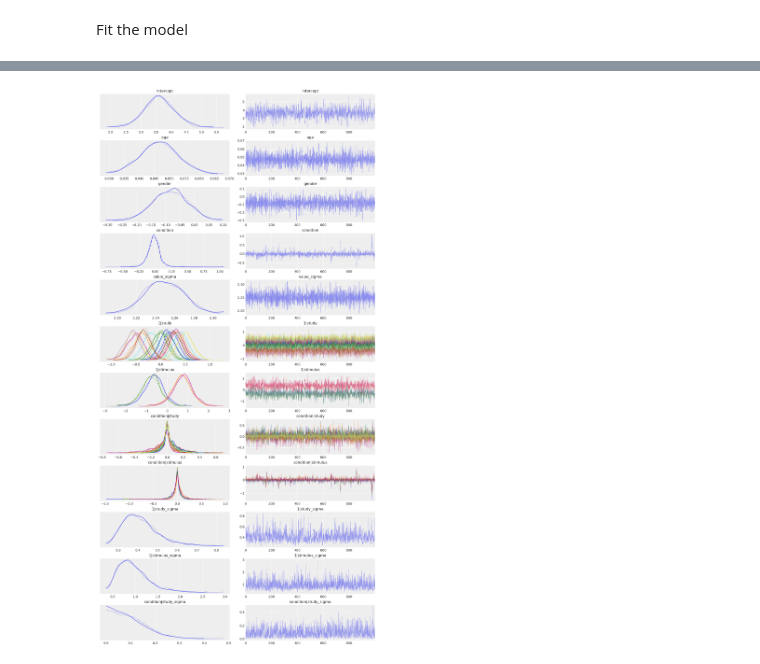
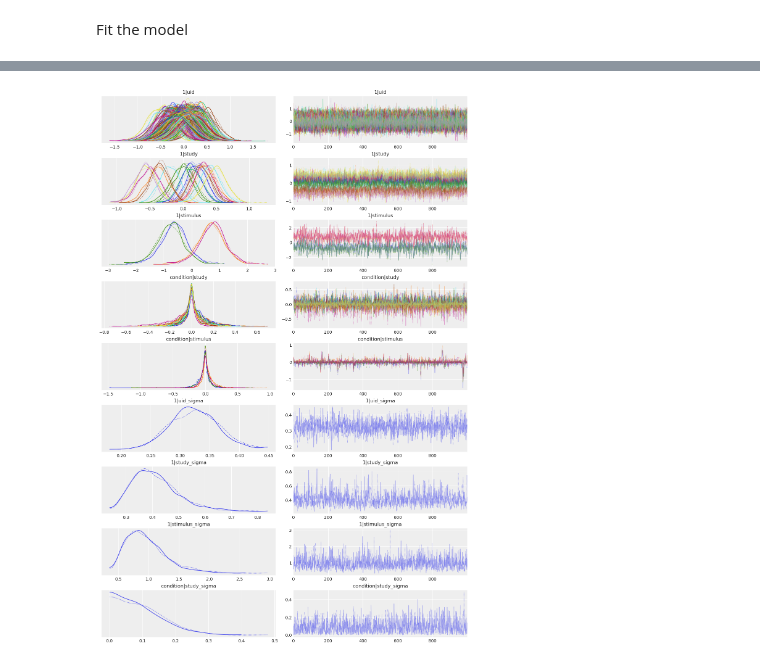
Before and after one commit to bambinos/paper, a Jupyter notebook: 03_hierarchical_model.ipynb, the cells around one changed output, grey strips where cells are left out. Saved outputs shown, nothing was run; the diff lists cells and outputs as text; code cells hidden in the pictures.

```diff
--- a/03_hierarchical_model.ipynb
+++ b/03_hierarchical_model.ipynb
@@ -101,22 +106,18 @@ Sampling 2 chains for 1_000 tune and 1_000 draw iterations (2_000 + 2_000 draws
 # %%
 az.plot_trace(
     idata,
     var_names=[
-        "Intercept",
-        "age",
-        "gender",
-        "condition",
-        "value_sigma",
+        "1|uid",
         "1|study",
         "1|stimulus",
         "condition|study",
         "condition|stimulus",
+        "1|uid_sigma",
         "1|study_sigma",
         "1|stimulus_sigma",
-        "condition|study_sigma",
-    ],
-    compact=True,
+        "condition|study_sigma"
+    ]
 )
-plt.savefig("imgs/rrr_posterior.png")
+plt.savefig("imgs/rrr_posterior_group_specific.png")
 # %% [output]
-[figure, old version]
+[figure, new version]
```
Also changed, not shown: parts of 2 cells of this notebook, 3 other files.
